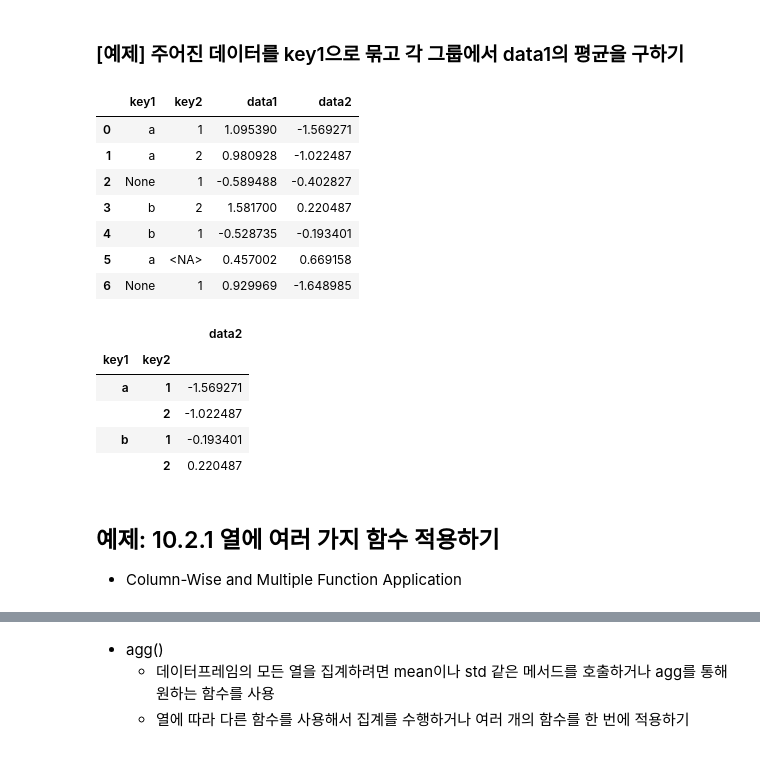
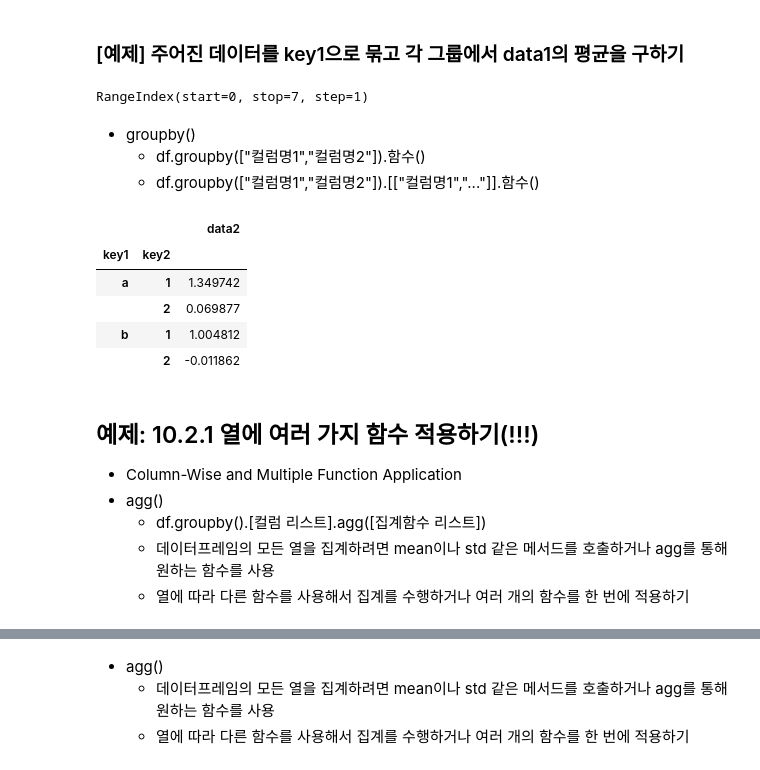
Before and after one commit to bindoong01/python_basic_2, a Jupyter notebook: data_analysis_05_01_class.ipynb, the cells around one changed output, grey strips where cells are left out. Saved outputs shown, nothing was run; the diff lists cells and outputs as text; code cells hidden in the pictures.

```diff
--- a/data_analysis_05_01_class.ipynb
+++ b/data_analysis_05_01_class.ipynb
@@ -448,37 +509,49 @@ dataset = {"key1" : ["a", "a", None, "b", "b", "a", None],
                    "data2" : np.random.standard_normal(7)}
 df = pd.DataFrame(dataset)
 df
+df.index #Rangeindex
 # %% [output]
-|  | key1 | key2 | data1 | data2 |
-| 0 | a | 1 | 1.095390 | -1.569271 |
-| 1 | a | 2 | 0.980928 | -1.022487 |
-| 2 | None | 1 | -0.589488 | -0.402827 |
-| 3 | b | 2 | 1.581700 | 0.220487 |
-| 4 | b | 1 | -0.528735 | -0.193401 |
-| 5 | a | <NA> | 0.457002 | 0.669158 |
-| 6 | None | 1 | 0.929969 | -1.648985 |
+RangeIndex(start=0, stop=7, step=1)
+# %% [markdown]
+* groupby()
+    * df.groupby(["컬럼명1","컬럼명2"]).함수()
+    * df.groupby(["컬럼명1","컬럼명2"]).[["컬럼명1","..."]].함수()
 # %%
 # mean() - 주어진 데이터을 컬럼을 사용하여 각 그룹으로 묶어 평균 집계
 ## 그룹 색인에서 누락된 값은 기본적으로 결과에서 제외됨
 
-df.groupby("key1").mean()
+df.groupby("key1").mean() #생성되어지는 데이터프레임의 색인 -key1
+
+df.groupby("key1").size() #총 각 그룹에 속하는 데이터의 갯수
+
+df.groupby("key1").count() # 총 컬럼별 각 그룹에 속하는 데이터 개수
+
+df.groupby("key1").sum() # 총 컬럼별 각 그룹에 속하는 데이터 개수의 합산
 
 df.groupby("key2").mean(numeric_only=True) # key1열이 결과에서 빠짐: df['key1']은 숫자 데이터가 아님
 
-df.groupby(["key1", "key2"]).mean()
+df.groupby(["key1", "key2"]).mean() # 다중색인 데이터프레임(multiindex(key1,key2))
+
+df.groupby(["key1", "key2"]).sum()
+
+df.groupby(["key1", "key2"]).count()
 
 # 특히 대용량 데이터셋을 다룰 때 소수의 열(data2)만 집계(평균)하기
 df.groupby(["key1", "key2"])[["data2"]].mean()
 # %% [output]
 |  |  | data2 |
 | key1 | key2 |  |
-| a | 1 | -1.569271 |
-|  | 2 | -1.022487 |
-| b | 1 | -0.193401 |
-|  | 2 | 0.220487 |
+| a | 1 | 1.349742 |
+|  | 2 | 0.069877 |
+| b | 1 | 1.004812 |
+|  | 2 | -0.011862 |
 # %% [markdown]
-## 예제: 10.2.1 열에 여러 가지 함수 적용하기
+## 예제: 10.2.1 열에 여러 가지 함수 적용하기(!!!)
 * Column-Wise and Multiple Function Application
+* agg()
+  * df.groupby().[컬럼 리스트].agg([집계함수 리스트])
+  * 데이터프레임의 모든 열을 집계하려면 mean이나 std 같은 메서드를 호출하거나 agg를 통해 원하는 함수를 사용
+  * 열에 따라 다른 함수를 사용해서 집계를 수행하거나 여러 개의 함수를 한 번에 적용하기
 # %%
 # 데이터셋 가져오기
 tips = pd.read_csv("examples/tips.csv")
```
Also changed, not shown: parts of 20 cells of this notebook, 3 other files.
